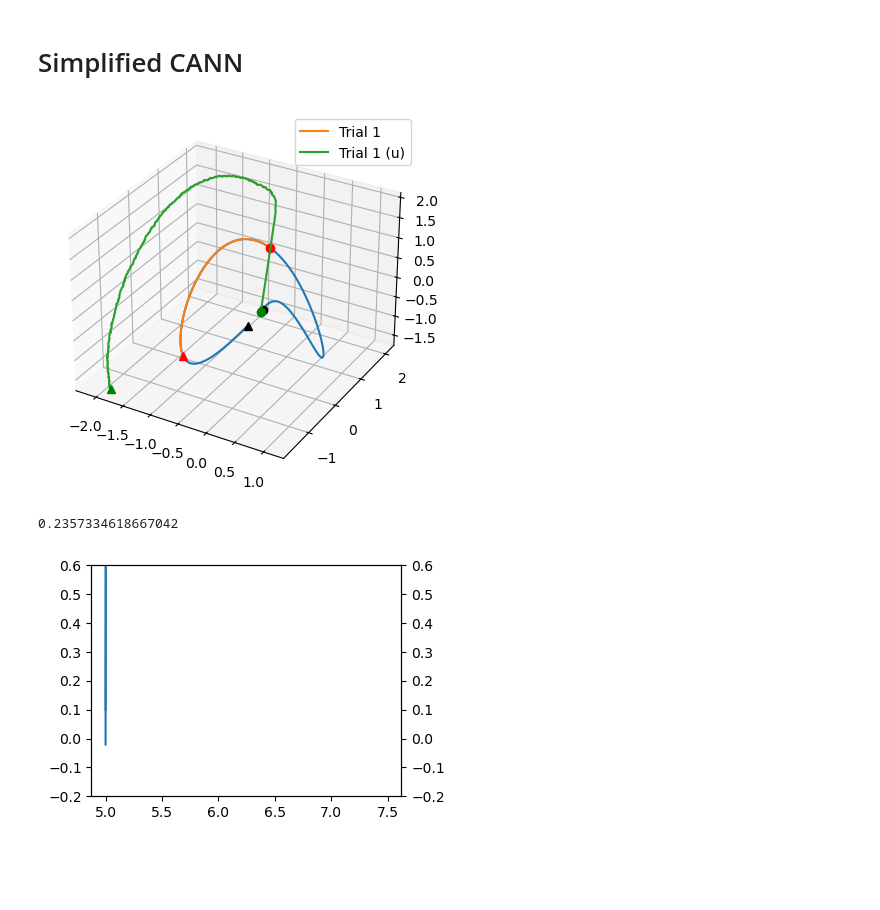
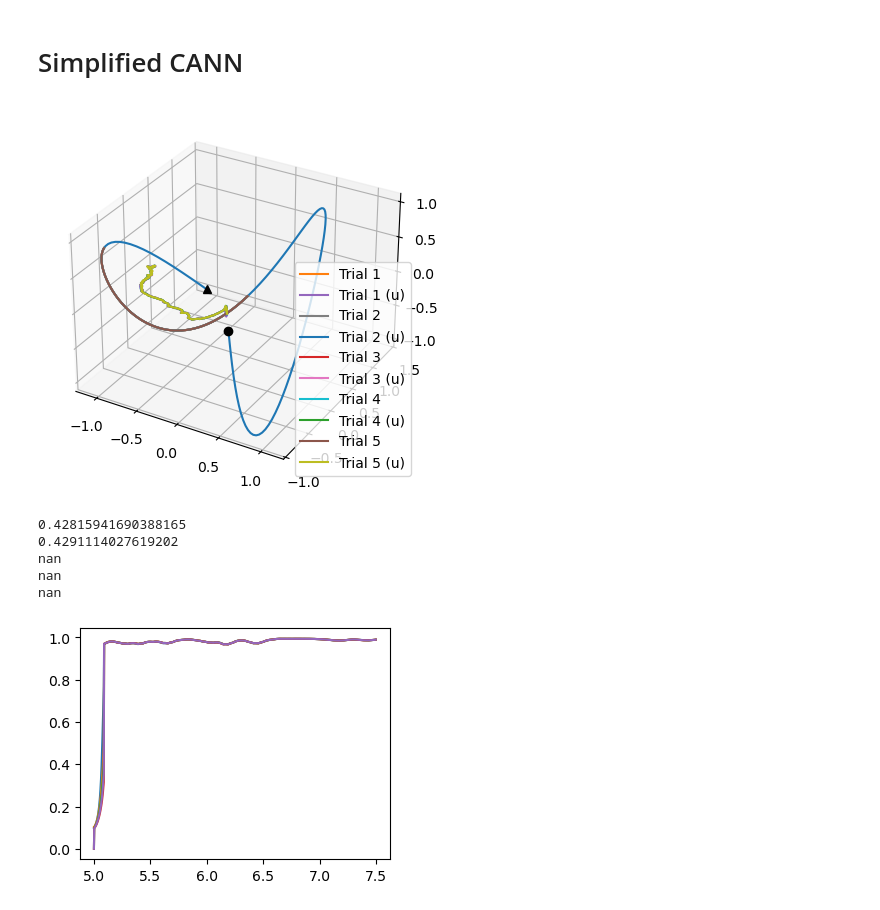
Before and after one commit to YAO-Shuyang/ModelLearning, a Jupyter notebook: evolvCANN.ipynb, the cells around one changed output. Drawn from its saved outputs; the diff is of its cells as text; code cells hidden in the pictures; blank space fills up the shorter version.

```diff
--- a/evolvCANN.ipynb
+++ b/evolvCANN.ipynb
@@ -388,46 +372,49 @@ for i in range(111):
 pca = PCA(n_components=3)
 spatial_maps_reduced = pca.fit_transform(spatial_maps.T)
 fig = plt.figure()
 ax = fig.add_subplot(111, projection='3d')
 ax.plot(
     spatial_maps_reduced[:, 0],
     spatial_maps_reduced[:, 1],
     spatial_maps_reduced[:, 2]
 )
 ax.plot([spatial_maps_reduced[0, 0]], [spatial_maps_reduced[0, 1]], [spatial_maps_reduced[0, 2]], 'ko')
 ax.plot([spatial_maps_reduced[-1, 0]], [spatial_maps_reduced[-1, 1]], [spatial_maps_reduced[-1, 2]], 'k^')
-for n in range(1):
-    reduced_traj = pca.transform(v_record[n,])
+for n in range(5):
+    idx = np.where(np.isnan(np.sum(v_record[n], axis=1))==False)[0]
+    reduced_traj = pca.transform(v_record[n][idx, :])
     ax.plot(
         reduced_traj[:, 0],
         reduced_traj[:, 1],
         reduced_traj[:, 2],
         label=f'Trial {n+1}'
     )
-    ax.plot([reduced_traj[0, 0]], [reduced_traj[0, 1]], [reduced_traj[0, 2]], 'ro')
-    ax.plot([reduced_traj[-1, 0]], [reduced_traj[-1, 1]], [reduced_traj[-1, 2]], 'r^')
+    ax.plot([reduced_traj[0, 0]], [reduced_traj[0, 1]], [reduced_traj[0, 2]])
+    ax.plot([reduced_traj[-1, 0]], [reduced_traj[-1, 1]], [reduced_traj[-1, 2]])
 
-    reduced_traj_u = pca.transform(u_record[n])
+    idx = np.where(np.isnan(np.sum(u_record[n], axis=1))==False)[0]
+    reduced_traj_u = pca.transform(u_record[n][idx, :])
     ax.plot(
         reduced_traj_u[:, 0],
         reduced_traj_u[:, 1],
         reduced_traj_u[:, 2],
         label=f'Trial {n+1} (u)'
     )
-    ax.plot([reduced_traj_u[0, 0]], [reduced_traj_u[0, 1]], [reduced_traj_u[0, 2]], 'go')
-    ax.plot([reduced_traj_u[-1, 0]], [reduced_traj_u[-1, 1]], [reduced_traj_u[-1, 2]], 'g^')
+    ax.plot([reduced_traj_u[0, 0]], [reduced_traj_u[0, 1]], [reduced_traj_u[0, 2]])
+    ax.plot([reduced_traj_u[-1, 0]], [reduced_traj_u[-1, 1]], [reduced_traj_u[-1, 2]])
     plt.legend()
 plt.show()
 
 fig = plt.figure(figsize=(4, 3))
 ax = fig.add_subplot(111)
-ax.plot(x_record[0], rp_record[0])
-axt = ax.twinx()
-axt.plot(x_record[0], corr_record[0])
-ax.set_ylim(-0.2, 0.6)
-axt.set_ylim(-0.2, 0.6)
-print(np.corrcoef(u_record[0, 0, :], CANN_model.T(0))[0, 1])
+for trial in range(5):
+    ax.plot(x_record[trial], rp_record[trial])
+    print(np.corrcoef(u_record[trial, 0, :], CANN_model.T(0))[0, 1])
 # %% [output]
-[figure, old version]
+[figure, new version]
-0.2357334618667042
+0.42815941690388165
+0.4291114027619202
+nan
+nan
+nan
-[figure, old version]
+[figure, new version]
```
Also changed, not shown: parts of 1 cell of this notebook.
